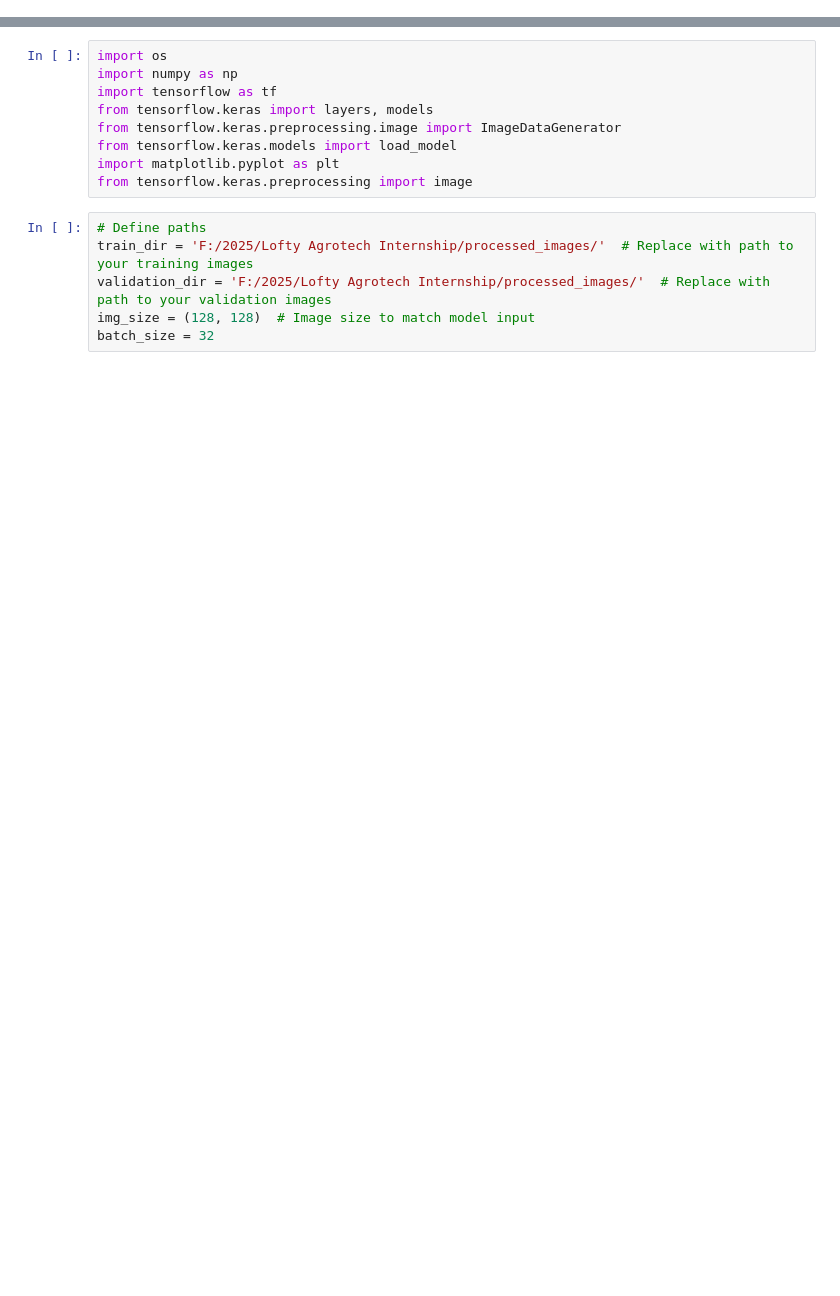
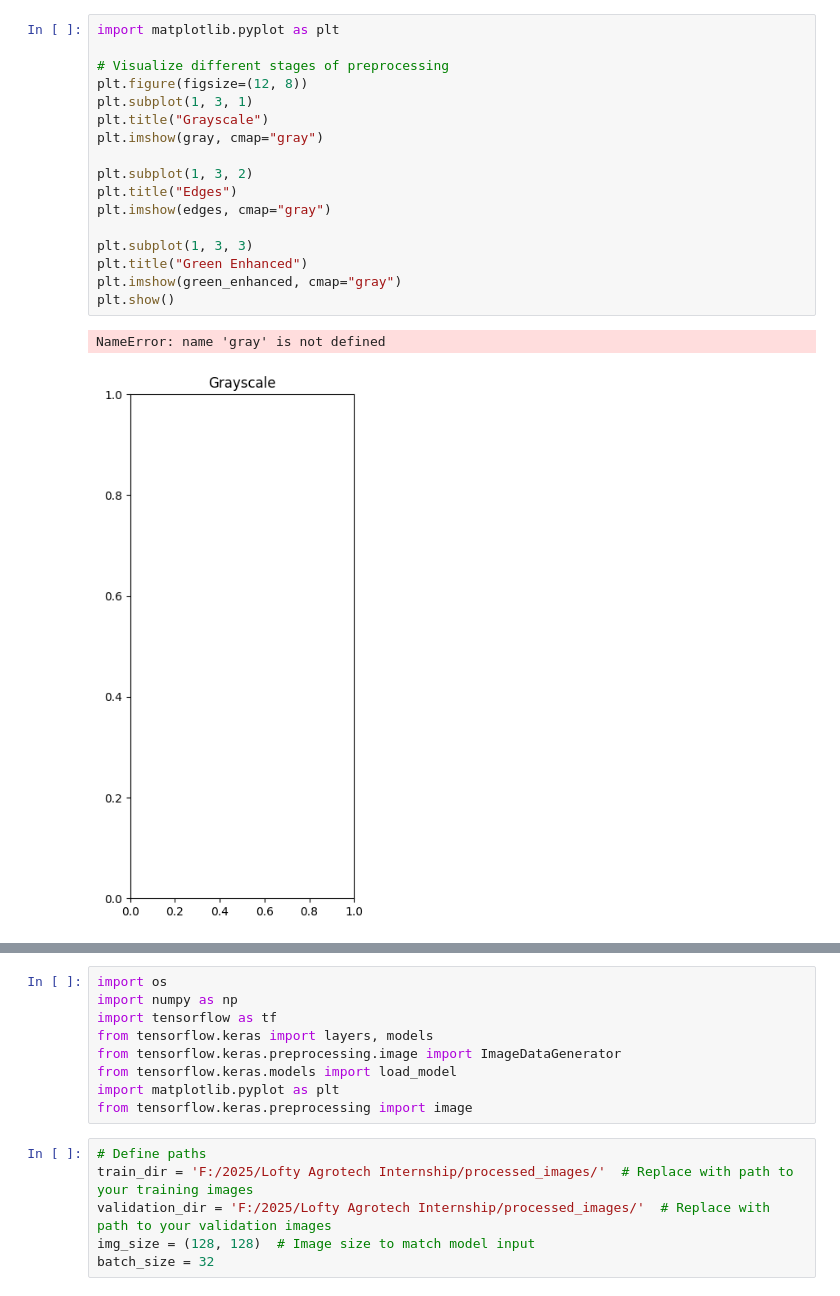
Before and after one commit to B3-SOFTWARE/CNN-Paddy-Disease-Classifier, a Jupyter notebook: full.ipynb, the cells around one changed output, grey strips where cells are left out. Saved outputs shown, nothing was run; the diff lists cells and outputs as text; blank space fills up the shorter version.

```diff
--- a/full.ipynb
+++ b/full.ipynb
@@ -0,0 +1,20 @@
+# %%
+import matplotlib.pyplot as plt
+
+# Visualize different stages of preprocessing
+plt.figure(figsize=(12, 8))
+plt.subplot(1, 3, 1)
+plt.title("Grayscale")
+plt.imshow(gray, cmap="gray")
+
+plt.subplot(1, 3, 2)
+plt.title("Edges")
+plt.imshow(edges, cmap="gray")
+
+plt.subplot(1, 3, 3)
+plt.title("Green Enhanced")
+plt.imshow(green_enhanced, cmap="gray")
+plt.show()
+# %% [output]
+NameError: name 'gray' is not defined
+[figure, added]
```
Also changed, not shown: parts of 11 cells of this notebook, 1 other file.
